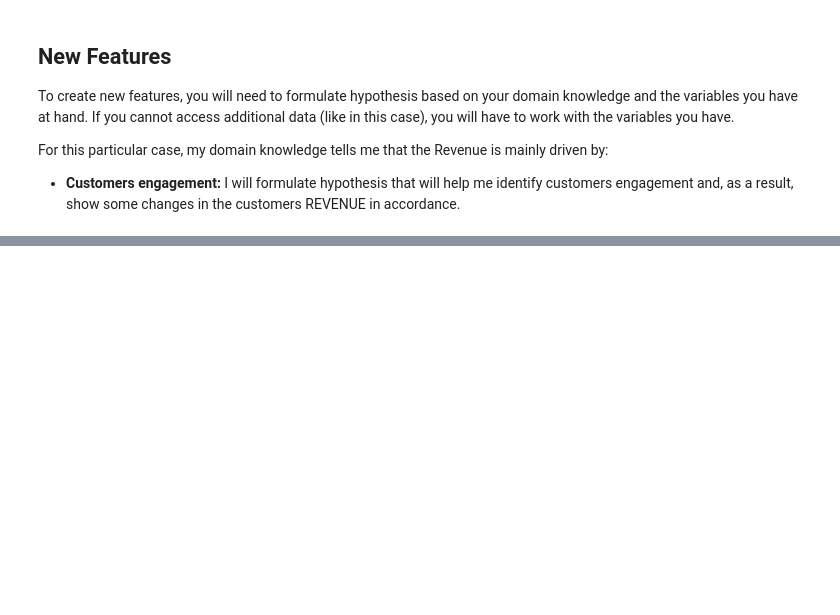
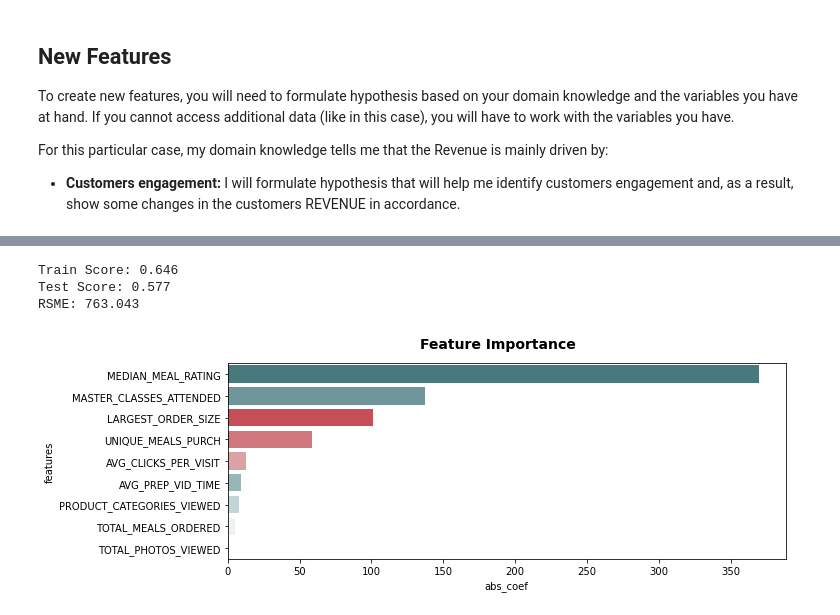
Before and after one commit to AndRemy/ApprenticeChef-Regression, a Jupyter notebook: SupervisedLearning_Analysis.ipynb, the cells around one changed output, grey strips where cells are left out. Drawn from its saved outputs; the diff is of its cells as text; code cells hidden in the pictures; blank space fills up the shorter version.

Commit message:
README.md: Adding the details of what the VisualAnalysis Jupyter Notebook contains. SupervisedLearning_Analysis.ipynb: Completing the notebook with the code that creates the model.

```diff
--- a/SupervisedLearning_Analysis.ipynb
+++ b/SupervisedLearning_Analysis.ipynb
@@ -850,0 +977,27 @@ add_feature_dict('continuous', 'CANCELLATION_RATE')
+# %%
+selected_features = Utils.stat_feature_selection_regression(
+    data_df = original_df,
+    dependent_variable = dependent_variable,
+    features_dict = original_features
+)
+
+# Building the model
+base_model = LinearRegression()
+model_result = Utils.split_execute_model(
+    x_col=selected_features,
+    y_col=dependent_variable,
+    data=original_df,
+    model=base_model
+)
+
+# Showing Model Results
+print(f"Train Score: {model_result['train_score']}")
+print(f"Test Score: {model_result['test_score']}")
+print(f"RSME: {model_result['rsme']}")
+
+plot_feature_coefficients(selected_features, base_model.coef_)
+# %% [output]
+Train Score: 0.646
+Test Score: 0.577
+RSME: 763.043
+[figure, added]
```
Also changed, not shown: parts of 19 cells of this notebook, 1 other file.
